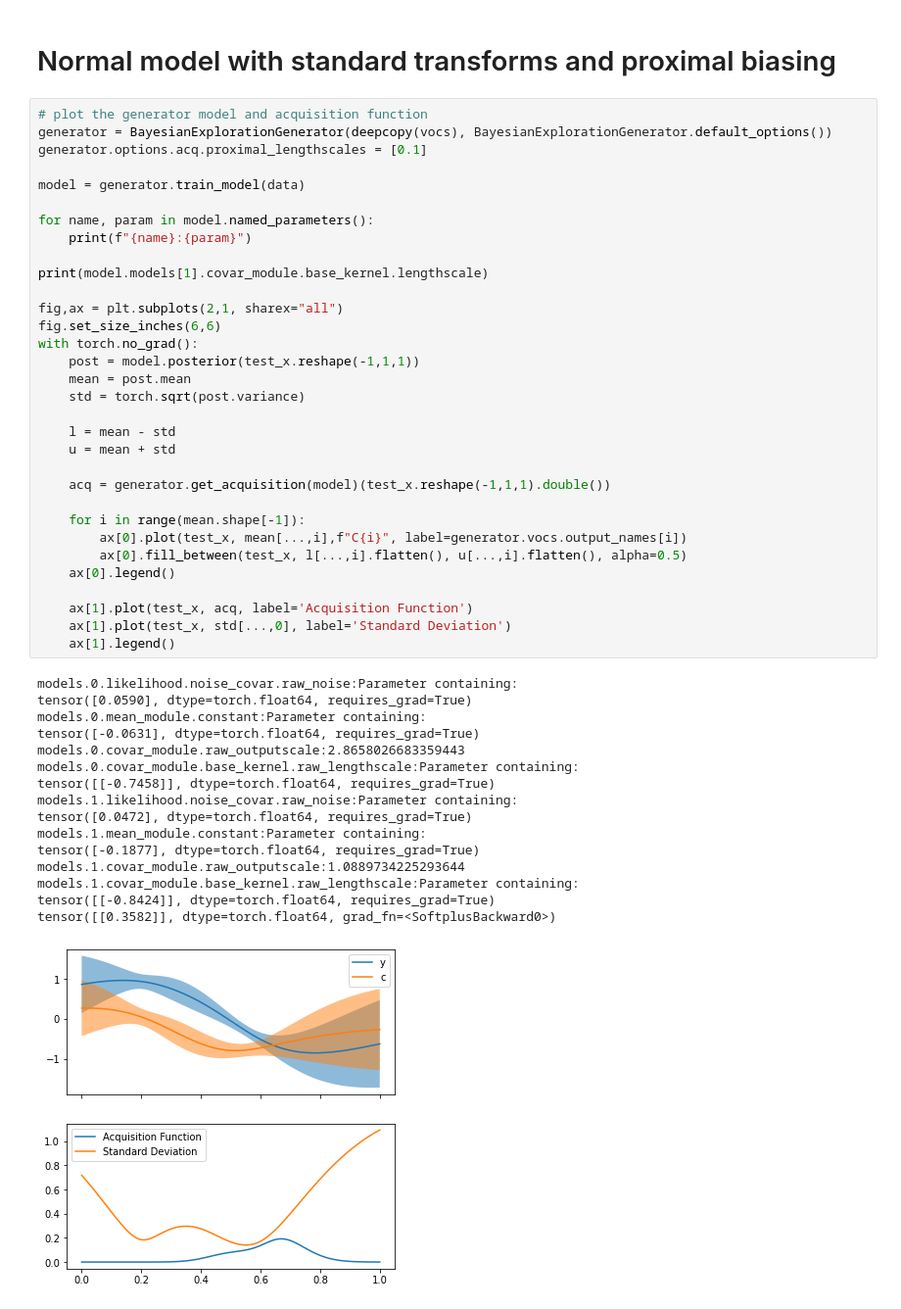
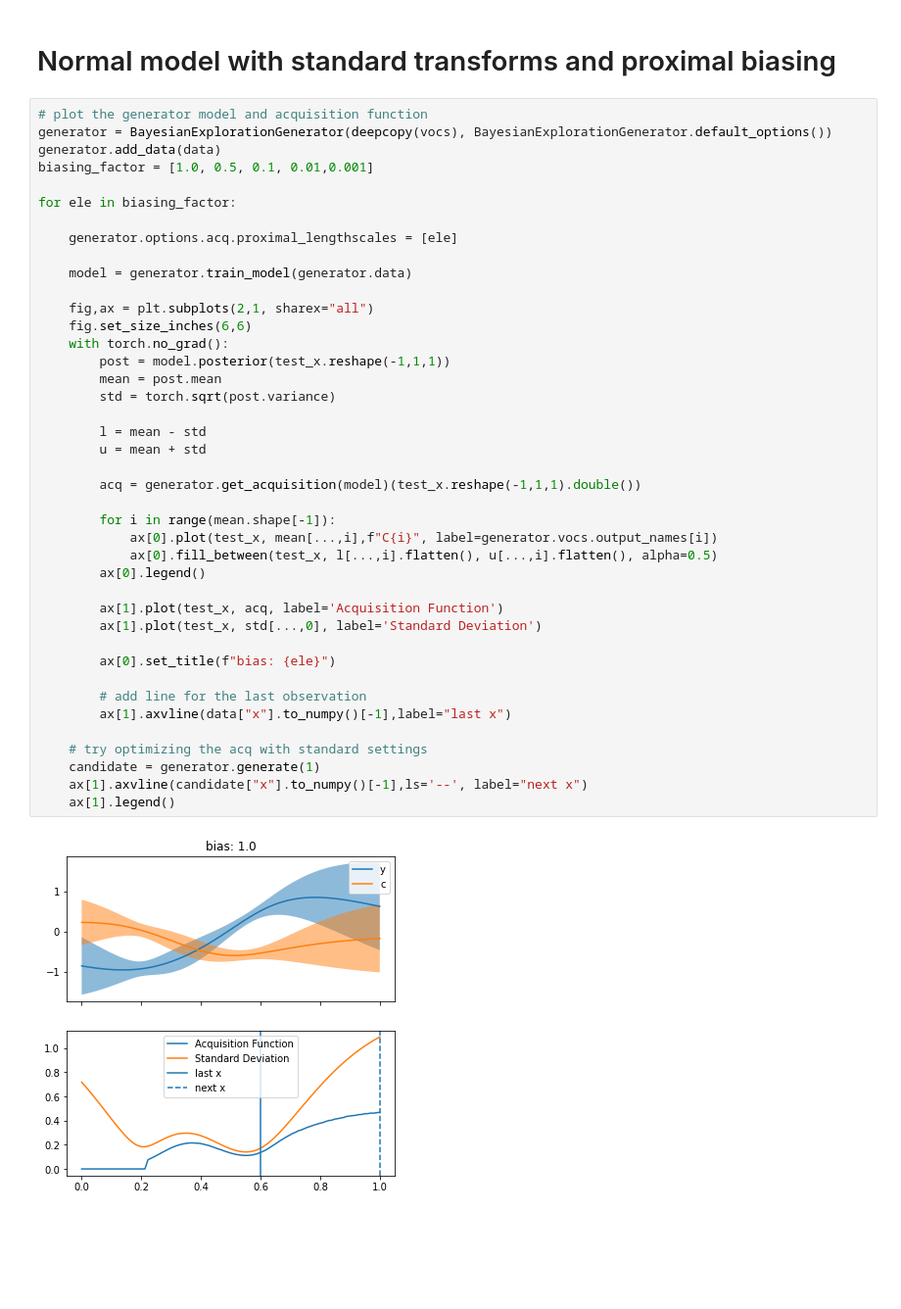
Before and after one commit to xopt-org/Xopt, a Jupyter notebook: docs/examples/bayes_exp/benchmarking.ipynb, the cells around one changed output. Shown: that part at 98% size. Saved outputs shown, nothing was run; the diff lists cells and outputs as text; blank space fills up the shorter version.

```diff
--- a/docs/examples/bayes_exp/benchmarking.ipynb
+++ b/docs/examples/bayes_exp/benchmarking.ipynb
@@ -221,49 +219,43 @@ tensor([[0.1103]], dtype=torch.float64, grad_fn=<SoftplusBackward0>)
 # %%
 # plot the generator model and acquisition function
 generator = BayesianExplorationGenerator(deepcopy(vocs), BayesianExplorationGenerator.default_options())
-generator.options.acq.proximal_lengthscales = [0.1]
+generator.add_data(data)
+biasing_factor = [1.0, 0.5, 0.1, 0.01,0.001]
 
-model = generator.train_model(data)
+for ele in biasing_factor:
 
-for name, param in model.named_parameters():
-    print(f"{name}:{param}")
+    generator.options.acq.proximal_lengthscales = [ele]
 
-print(model.models[1].covar_module.base_kernel.lengthscale)
+    model = generator.train_model(generator.data)
 
-fig,ax = plt.subplots(2,1, sharex="all")
-fig.set_size_inches(6,6)
-with torch.no_grad():
-    post = model.posterior(test_x.reshape(-1,1,1))
-    mean = post.mean
-    std = torch.sqrt(post.variance)
+    fig,ax = plt.subplots(2,1, sharex="all")
+    fig.set_size_inches(6,6)
+    with torch.no_grad():
+        post = model.posterior(test_x.reshape(-1,1,1))
+        mean = post.mean
+        std = torch.sqrt(post.variance)
 
-    l = mean - std
-    u = mean + std
+        l = mean - std
+        u = mean + std
 
-    acq = generator.get_acquisition(model)(test_x.reshape(-1,1,1).double())
+        acq = generator.get_acquisition(model)(test_x.reshape(-1,1,1).double())
 
-    for i in range(mean.shape[-1]):
-        ax[0].plot(test_x, mean[...,i],f"C{i}", label=generator.vocs.output_names[i])
-        ax[0].fill_between(test_x, l[...,i].flatten(), u[...,i].flatten(), alpha=0.5)
-    ax[0].legend()
+        for i in range(mean.shape[-1]):
+            ax[0].plot(test_x, mean[...,i],f"C{i}", label=generator.vocs.output_names[i])
+            ax[0].fill_between(test_x, l[...,i].flatten(), u[...,i].flatten(), alpha=0.5)
+        ax[0].legend()
 
-    ax[1].plot(test_x, acq, label='Acquisition Function')
-    ax[1].plot(test_x, std[...,0], label='Standard Deviation')
+        ax[1].plot(test_x, acq, label='Acquisition Function')
+        ax[1].plot(test_x, std[...,0], label='Standard Deviation')
+
+        ax[0].set_title(f"bias: {ele}")
+
+        # add line for the last observation
+        ax[1].axvline(data["x"].to_numpy()[-1],label="last x")
+
+    # try optimizing the acq with standard settings
+    candidate = generator.generate(1)
+    ax[1].axvline(candidate["x"].to_numpy()[-1],ls='--', label="next x")
     ax[1].legend()
 # %% [output]
-models.0.likelihood.noise_covar.raw_noise:Parameter containing:
-tensor([0.0590], dtype=torch.float64, requires_grad=True)
-models.0.mean_module.constant:Parameter containing:
-tensor([-0.0631], dtype=torch.float64, requires_grad=True)
-models.0.covar_module.raw_outputscale:2.8658026683359443
-models.0.covar_module.base_kernel.raw_lengthscale:Parameter containing:
-tensor([[-0.7458]], dtype=torch.float64, requires_grad=True)
-models.1.likelihood.noise_covar.raw_noise:Parameter containing:
-tensor([0.0472], dtype=torch.float64, requires_grad=True)
-models.1.mean_module.constant:Parameter containing:
-tensor([-0.1877], dtype=torch.float64, requires_grad=True)
-models.1.covar_module.raw_outputscale:1.0889734225293644
-models.1.covar_module.base_kernel.raw_lengthscale:Parameter containing:
-tensor([[-0.8424]], dtype=torch.float64, requires_grad=True)
-tensor([[0.3582]], dtype=torch.float64, grad_fn=<SoftplusBackward0>)
-[figure, old version]
+[figure, new version]
```
Also changed, not shown: parts of 12 cells of this notebook.
